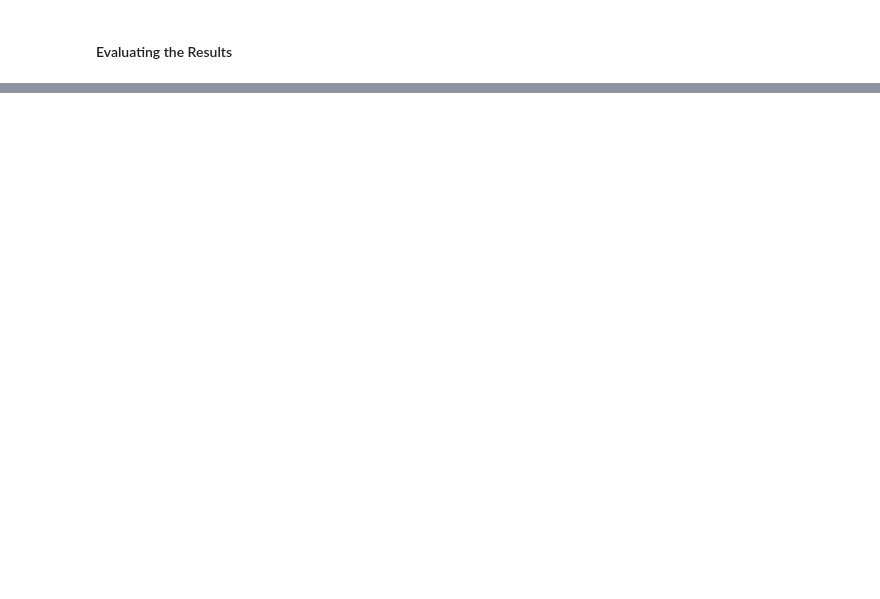
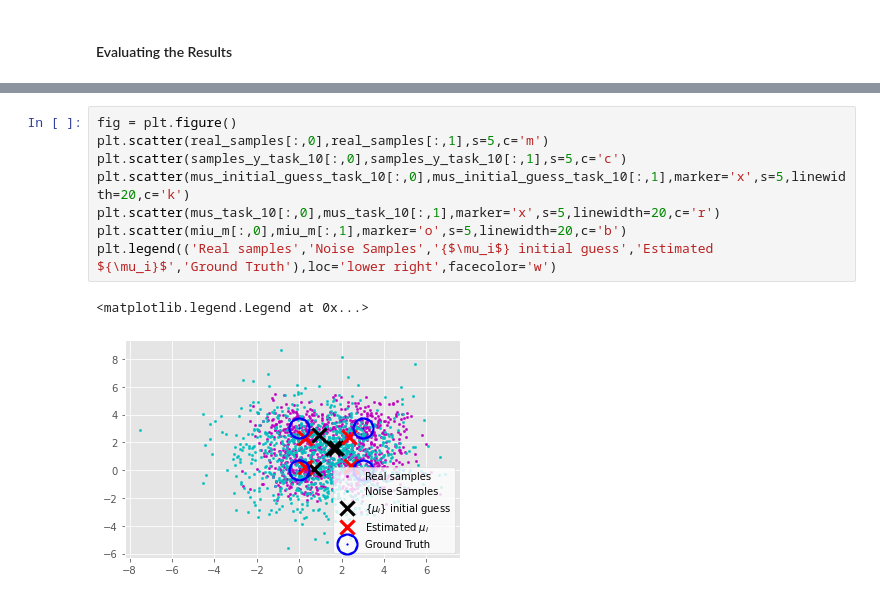
Before and after one commit to adidigit/statistical_methods_in_ip, a Jupyter notebook: HW3/HW3_CD_NCE_Spring2022.ipynb, the cells around one changed output, grey strips where cells are left out. Saved outputs shown, nothing was run; the diff lists cells and outputs as text; blank space fills up the shorter version.

```diff
--- a/HW3/HW3_CD_NCE_Spring2022.ipynb
+++ b/HW3/HW3_CD_NCE_Spring2022.ipynb
@@ -243,3 +540,14 @@ $$h(u;\{\mu_i\}, Z) = \frac{p_m(u;\{\mu_i\}, Z)}{p_m(u;\{\mu_i\}, Z)+p_n(u;\mu_n
+# %%
+fig = plt.figure()
+plt.scatter(real_samples[:,0],real_samples[:,1],s=5,c='m')
+plt.scatter(samples_y_task_10[:,0],samples_y_task_10[:,1],s=5,c='c')
+plt.scatter(mus_initial_guess_task_10[:,0],mus_initial_guess_task_10[:,1],marker='x',s=5,linewidth=20,c='k')
+plt.scatter(mus_task_10[:,0],mus_task_10[:,1],marker='x',s=5,linewidth=20,c='r')
+plt.scatter(miu_m[:,0],miu_m[:,1],marker='o',s=5,linewidth=20,c='b')
+plt.legend(('Real samples','Noise Samples','{$\mu_i$} initial guess','Estimated ${\mu_i}$','Ground Truth'),loc='lower right',facecolor='w')
+# %% [output]
+<matplotlib.legend.Legend at 0x...>
+[figure, added]
 # %% [markdown]
 <img src="https://img.icons8.com/offices/80/000000/making-notes.png" style="height:30px;display:inline\">**<span style="color:red">Task 12</span>**. Quantitatively: repeat Tasks 9 and 10, this time with $J = 100\times[1,5,10,20,30,50]$. For each value of $J$ repeat the estimation process for 50 times, each time with different realizations for $\{x_j\}$ and $\{y_j\}$ and initial guesses for the estimands ($\{\mu_i\}$ in Task 9 and $\{\mu_i\},Z$ in Task 10.
 
```
Also changed, not shown: parts of 16 cells of this notebook.
